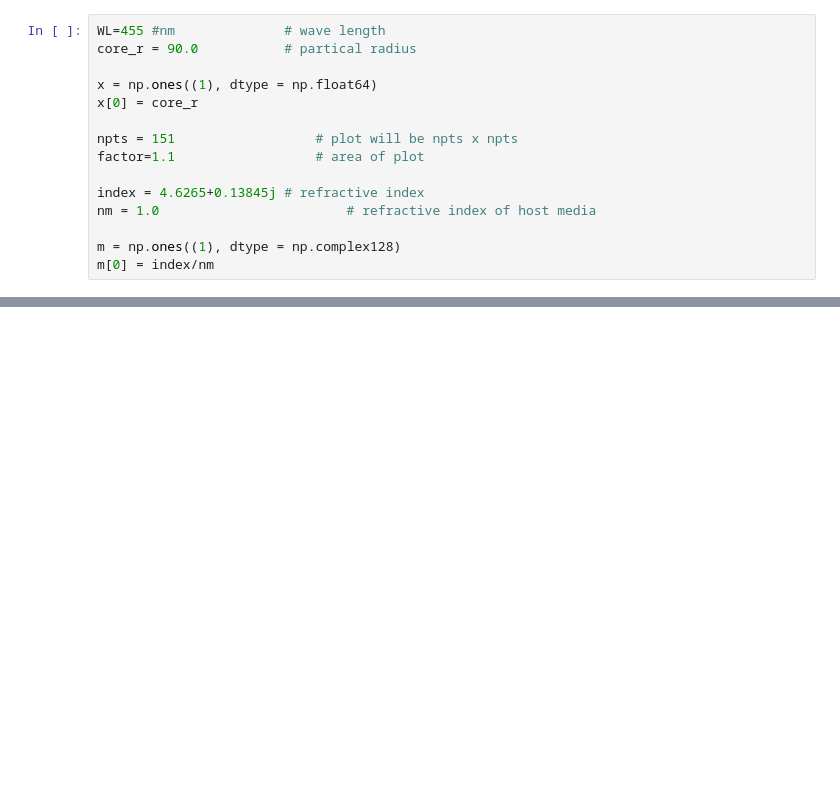
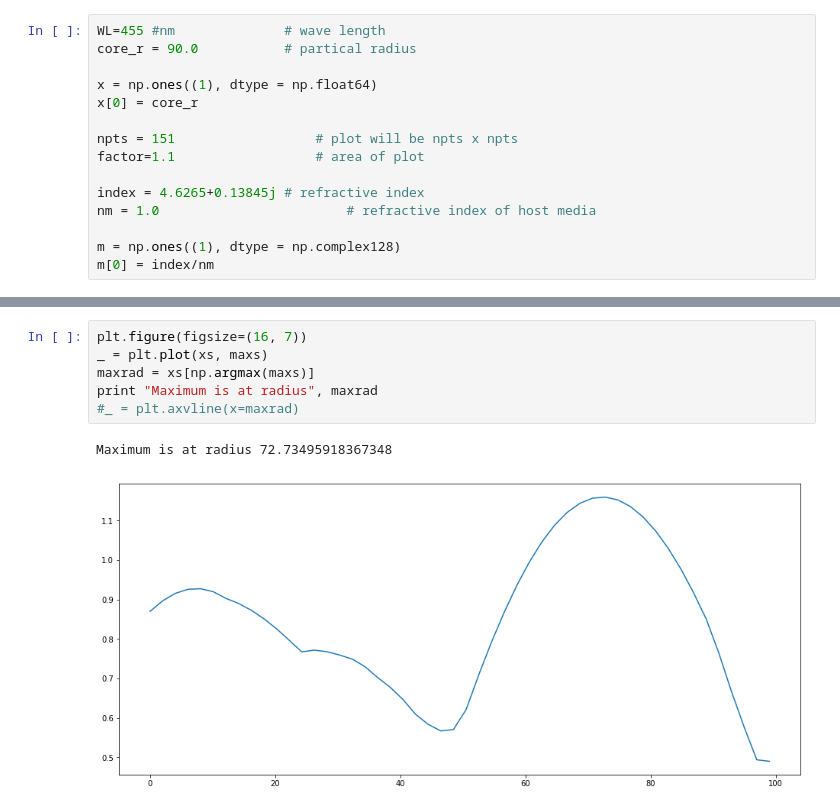
Before and after one commit to BioRyajenka/scattnlay, a Jupyter notebook: examples/Untitled.ipynb, the cells around one changed output, grey strips where cells are left out. Drawn from its saved outputs; the diff is of its cells as text; blank space fills up the shorter version.

```diff
--- a/examples/Untitled.ipynb
+++ b/examples/Untitled.ipynb
@@ -201 +260,10 @@ ys = np.vectorize(lambda t: evaluate(normalize_units(t).reshape(1)[0], normalize
+# %%
+plt.figure(figsize=(16, 7))
+_ = plt.plot(xs, maxs)
+maxrad = xs[np.argmax(maxs)]
+print "Maximum is at radius", maxrad
+#_ = plt.axvline(x=maxrad)
+# %% [output]
+Maximum is at radius 72.73495918367348
+[figure, added]
 # %%
```
Also changed, not shown: parts of 25 cells of this notebook, 1 other file.
